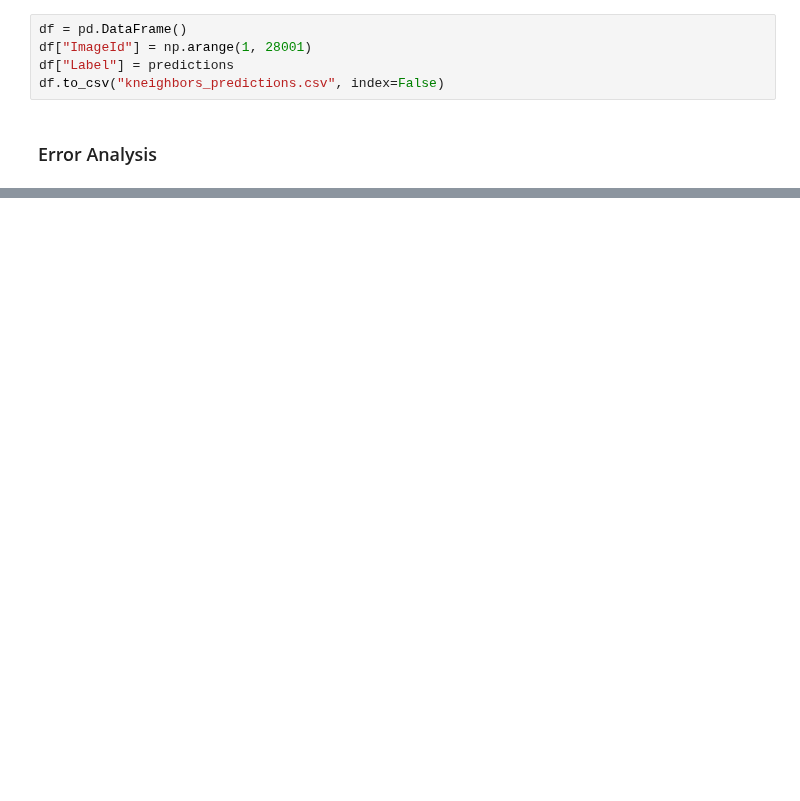
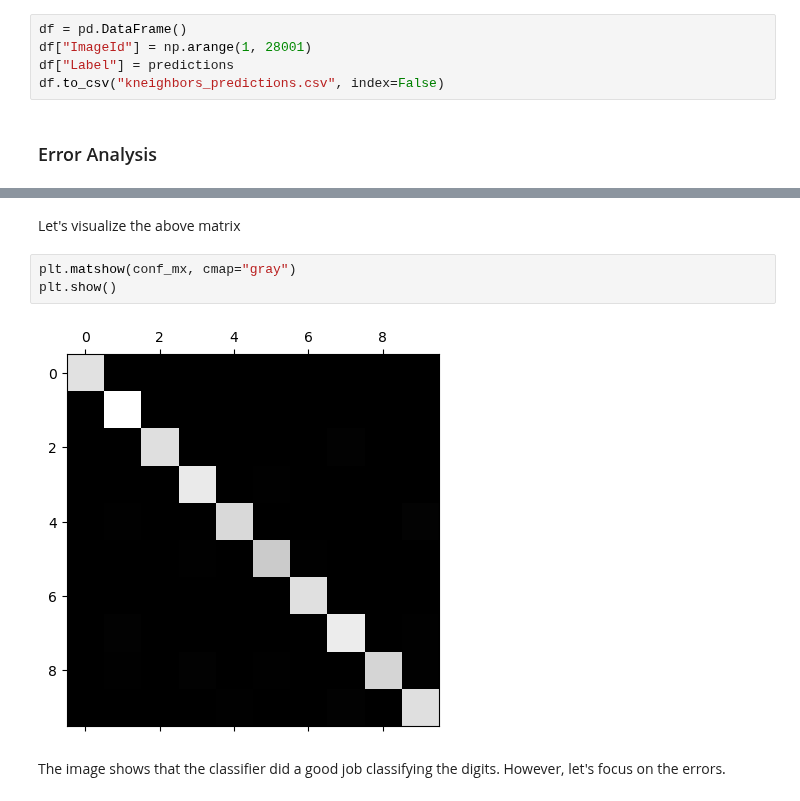
Before and after one commit to kamau96/Data_Science_Android_Web_Development, a Jupyter notebook: Data_Science_Development/Python_Programming/Digit_Recognizer/digit_recognizer.ipynb, the cells around one changed output, grey strips where cells are left out. Saved outputs shown, nothing was run; the diff lists cells and outputs as text; blank space fills up the shorter version.

Commit message:
visualization of confusion matrix

```diff
--- a/Data_Science_Development/Python_Programming/Digit_Recognizer/digit_recognizer.ipynb
+++ b/Data_Science_Development/Python_Programming/Digit_Recognizer/digit_recognizer.ipynb
@@ -154,0 +178,9 @@ conf_mx
+# %% [markdown]
+Let's visualize the above matrix
+# %%
+plt.matshow(conf_mx, cmap="gray")
+plt.show()
+# %% [output]
+[figure, added]
+# %% [markdown]
+The image shows that the classifier did a good job classifying the digits. However, let's focus on the errors.
```
Also changed, not shown: parts of 5 cells of this notebook.
